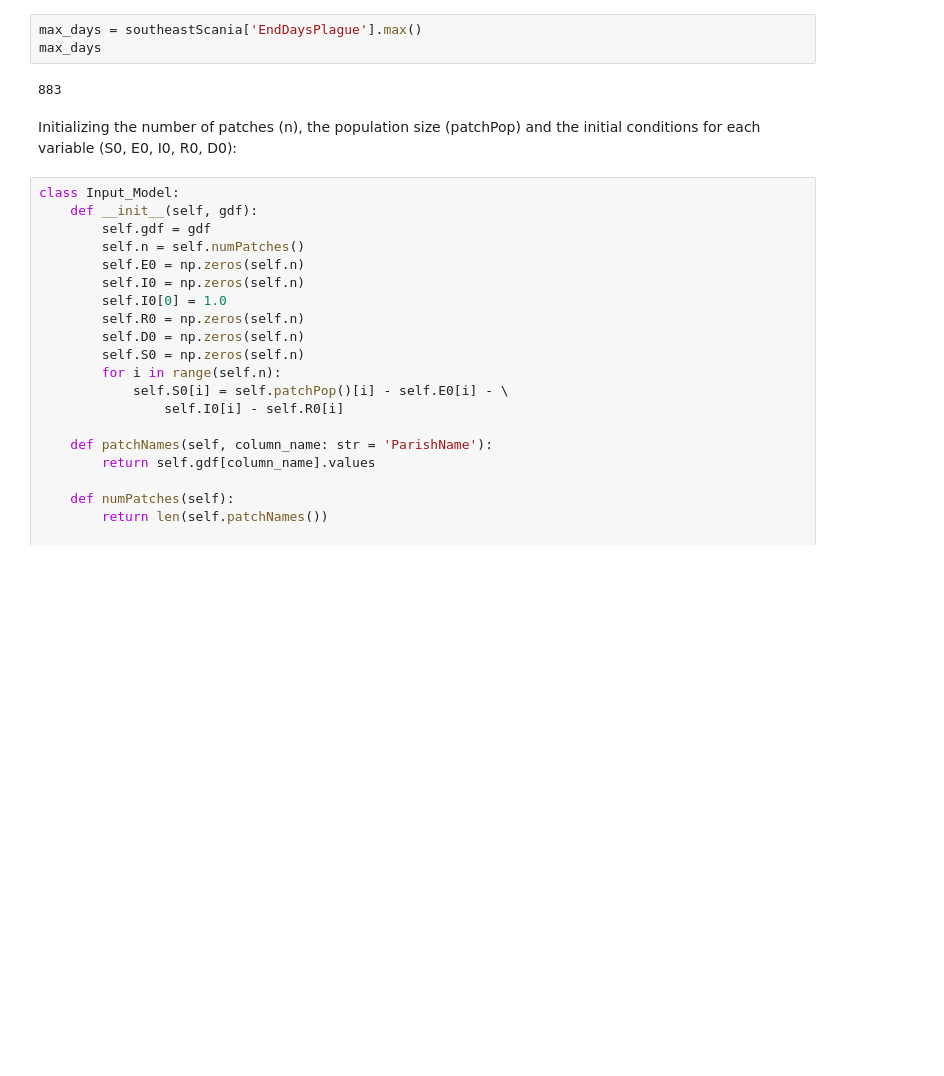
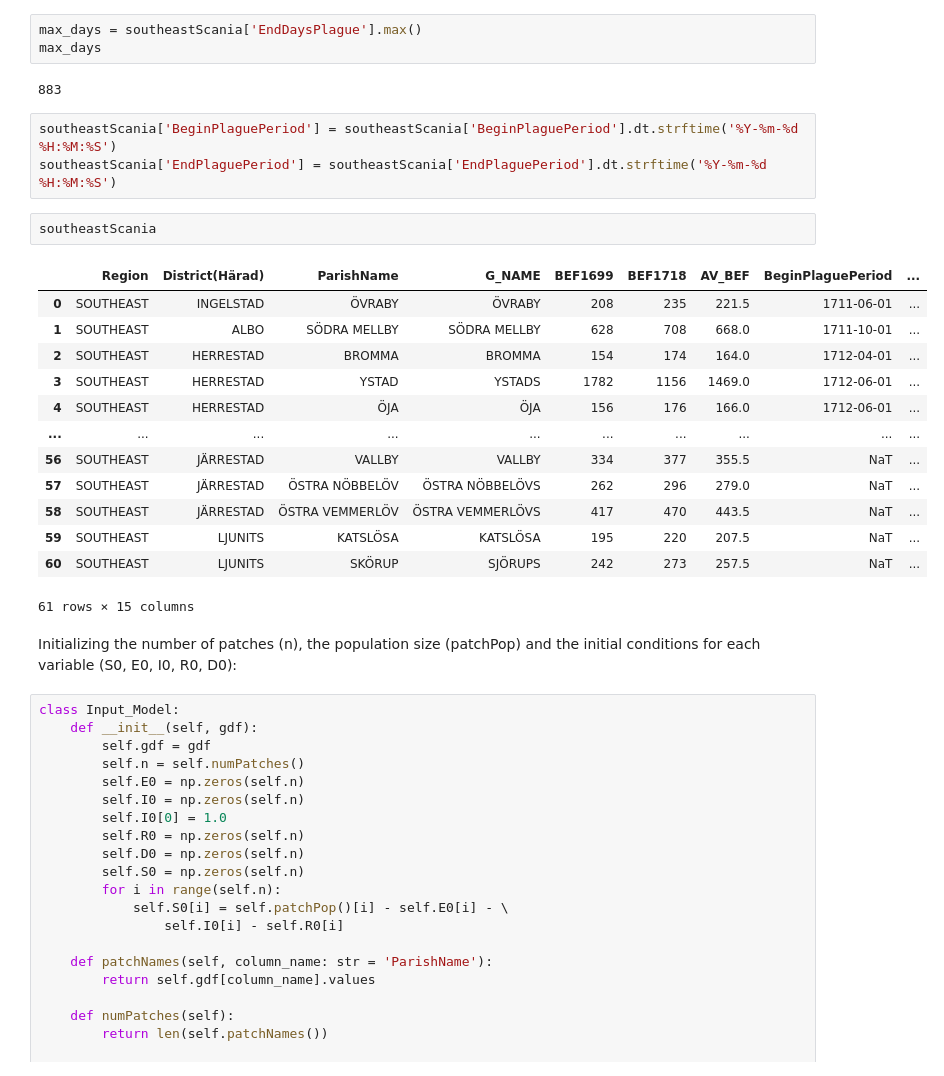
Before and after one commit to polislizarralde/PythonMathematicalModeling, a Jupyter notebook: docs/PlagueProject/FittingSeasonMetapopModelPlague.ipynb, the cells around one changed output. Drawn from its saved outputs; the diff is of its cells as text; blank space fills up the shorter version.

```diff
--- a/docs/PlagueProject/FittingSeasonMetapopModelPlague.ipynb
+++ b/docs/PlagueProject/FittingSeasonMetapopModelPlague.ipynb
@@ -112,6 +97,25 @@ max_days = southeastScania['EndDaysPlague'].max()
 max_days
 # %% [output]
 883
+# %%
+southeastScania['BeginPlaguePeriod'] = southeastScania['BeginPlaguePeriod'].dt.strftime('%Y-%m-%d %H:%M:%S')
+southeastScania['EndPlaguePeriod'] = southeastScania['EndPlaguePeriod'].dt.strftime('%Y-%m-%d %H:%M:%S')
+# %%
+southeastScania
+# %% [output]
+|  | Region | District(Härad) | ParishName | G_NAME | BEF1699 | BEF1718 | AV_BEF | BeginPlaguePeriod | ... |
+| 0 | SOUTHEAST | INGELSTAD | ÖVRABY | ÖVRABY | 208 | 235 | 221.5 | 1711-06-01 | ... |
+| 1 | SOUTHEAST | ALBO | SÖDRA MELLBY | SÖDRA MELLBY | 628 | 708 | 668.0 | 1711-10-01 | ... |
+| 2 | SOUTHEAST | HERRESTAD | BROMMA | BROMMA | 154 | 174 | 164.0 | 1712-04-01 | ... |
+| 3 | SOUTHEAST | HERRESTAD | YSTAD | YSTADS | 1782 | 1156 | 1469.0 | 1712-06-01 | ... |
+| 4 | SOUTHEAST | HERRESTAD | ÖJA | ÖJA | 156 | 176 | 166.0 | 1712-06-01 | ... |
+| ... | ... | ... | ... | ... | ... | ... | ... | ... | ... |
+| 56 | SOUTHEAST | JÄRRESTAD | VALLBY | VALLBY | 334 | 377 | 355.5 | NaT | ... |
+| 57 | SOUTHEAST | JÄRRESTAD | ÖSTRA NÖBBELÖV | ÖSTRA NÖBBELÖVS | 262 | 296 | 279.0 | NaT | ... |
+| 58 | SOUTHEAST | JÄRRESTAD | ÖSTRA VEMMERLÖV | ÖSTRA VEMMERLÖVS | 417 | 470 | 443.5 | NaT | ... |
+| 59 | SOUTHEAST | LJUNITS | KATSLÖSA | KATSLÖSA | 195 | 220 | 207.5 | NaT | ... |
+| 60 | SOUTHEAST | LJUNITS | SKÖRUP | SJÖRUPS | 242 | 273 | 257.5 | NaT | ... |
+61 rows × 15 columns
 # %% [markdown]
 Initializing the number of patches (n), the population size (patchPop) and the initial conditions for each variable (S0, E0, I0, R0, D0):
 # %%
```
Also changed, not shown: parts of 6 cells of this notebook, 1 other file.
